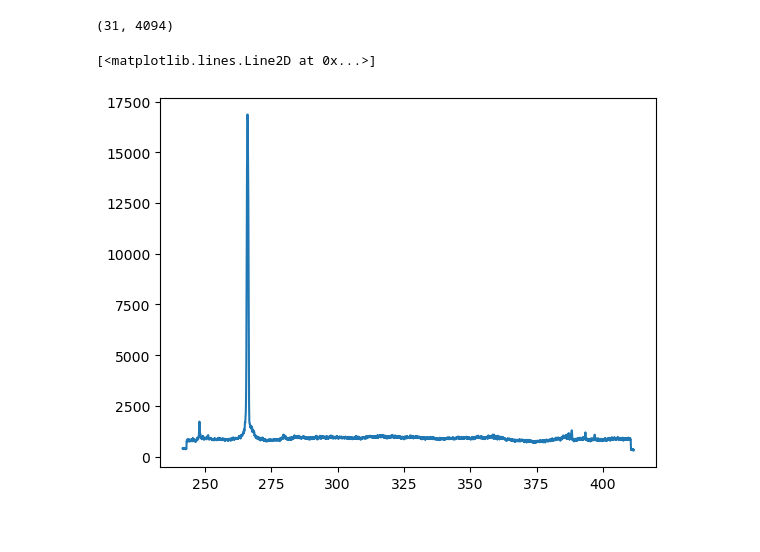
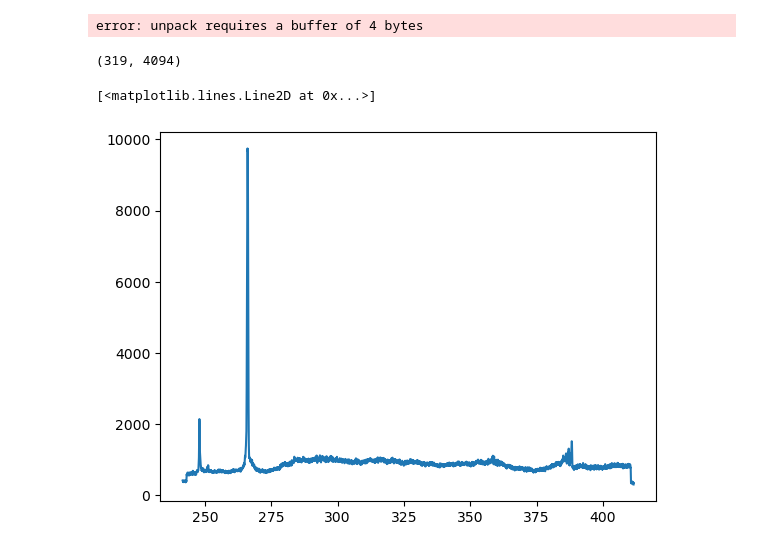
Before and after one commit to ekepes112/libs_segmentation, a Jupyter notebook: notebooks/EXP_randomizedLoading.ipynb, the cells around one changed output. Saved outputs shown, nothing was run; the diff lists cells and outputs as text; code cells hidden in the pictures.

Commit message:
fix(EXP_randomizedLoading.ipynb): fixed the bytes to spectra calculation

```diff
--- a/notebooks/EXP_randomizedLoading.ipynb
+++ b/notebooks/EXP_randomizedLoading.ipynb
@@ -132,7 +135,7 @@ class MapData:
       )
 
       data = []
-      for _ in range(self.metadata.get('wavelengths') * batch_size):
+      for _ in range(self.metadata.get('wavelengths') * batch_size * self.BYTE_SIZE):
 
         data.extend(
           struct.unpack(
@@ -222,16 +225,19 @@ map_data.get_metadata()
 map_data.get_map_dimensions()
 map_data.load_wavelenths()
 # %%
-map_data.load_random_spectrum_from_batch(10000)
+map_data.load_random_spectrum_from_batch(100)
+# %% [output]
+error: unpack requires a buffer of 4 bytes
 # %%
 map_data.data.shape
 # %% [output]
-(31, 4094)
+(319, 4094)
 # %%
+map_data.load_batch_of_spectra(100,415)
 plt.plot(
     map_data.wvl,
     map_data.data.mean(axis=0)
 )
 # %% [output]
 [<matplotlib.lines.Line2D at 0x...>]
-[figure, old version]
+[figure, new version]
```
Also changed, not shown: parts of 2 cells of this notebook.
